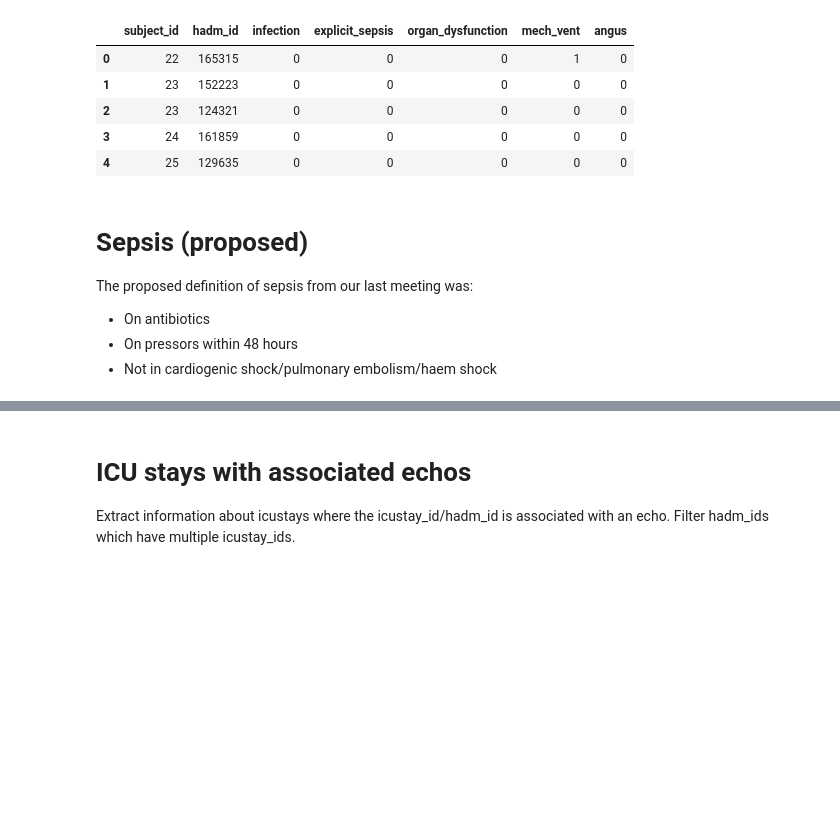
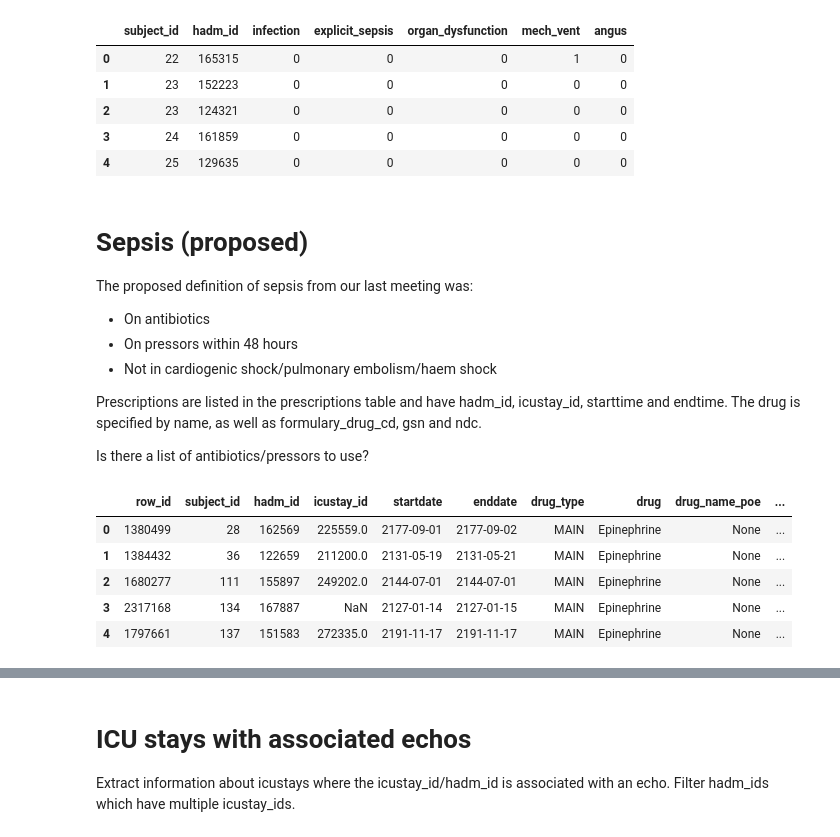
Before and after one commit to yhtgrace/echo, a Jupyter notebook: notebooks/161018_scratch.ipynb, the cells around one changed output, grey strips where cells are left out. Saved outputs shown, nothing was run; the diff lists cells and outputs as text; code cells hidden in the pictures; blank space fills up the shorter version.

```diff
--- a/notebooks/161018_scratch.ipynb
+++ b/notebooks/161018_scratch.ipynb
@@ -49,3 +51,21 @@ The proposed definition of sepsis from our last meeting was:
 + On antibiotics
 + On pressors within 48 hours
 + Not in cardiogenic shock/pulmonary embolism/haem shock
+
+Prescriptions are listed in the prescriptions table and have hadm_id, icustay_id, starttime and endtime. The drug is specified by name, as well as formulary_drug_cd, gsn and ndc.
+
+Is there a list of antibiotics/pressors to use?
+# %%
+query = \
+"""
+SELECT * FROM PRESCRIPTIONS WHERE drug = 'Epinephrine';
+"""
+scrip = pd.read_sql_query(query, con)
+scrip.head()
+# %% [output]
+|  | row_id | subject_id | hadm_id | icustay_id | startdate | enddate | drug_type | drug | drug_name_poe | ... |
+| 0 | 1380499 | 28 | 162569 | 225559.0 | 2177-09-01 | 2177-09-02 | MAIN | Epinephrine | None | ... |
+| 1 | 1384432 | 36 | 122659 | 211200.0 | 2131-05-19 | 2131-05-21 | MAIN | Epinephrine | None | ... |
+| 2 | 1680277 | 111 | 155897 | 249202.0 | 2144-07-01 | 2144-07-01 | MAIN | Epinephrine | None | ... |
+| 3 | 2317168 | 134 | 167887 | NaN | 2127-01-14 | 2127-01-15 | MAIN | Epinephrine | None | ... |
+| 4 | 1797661 | 137 | 151583 | 272335.0 | 2191-11-17 | 2191-11-17 | MAIN | Epinephrine | None | ... |
```
Also changed, not shown: parts of 43 cells of this notebook, 2 other files.
